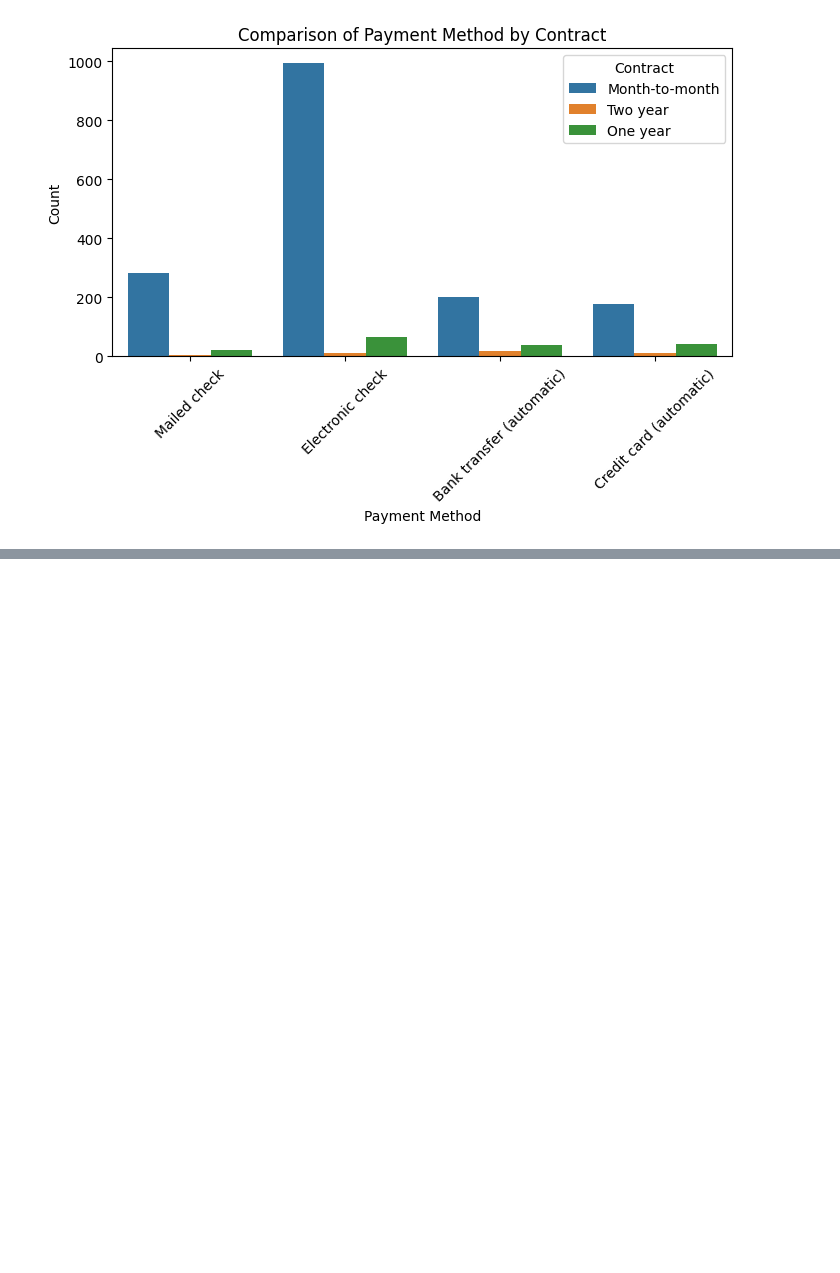
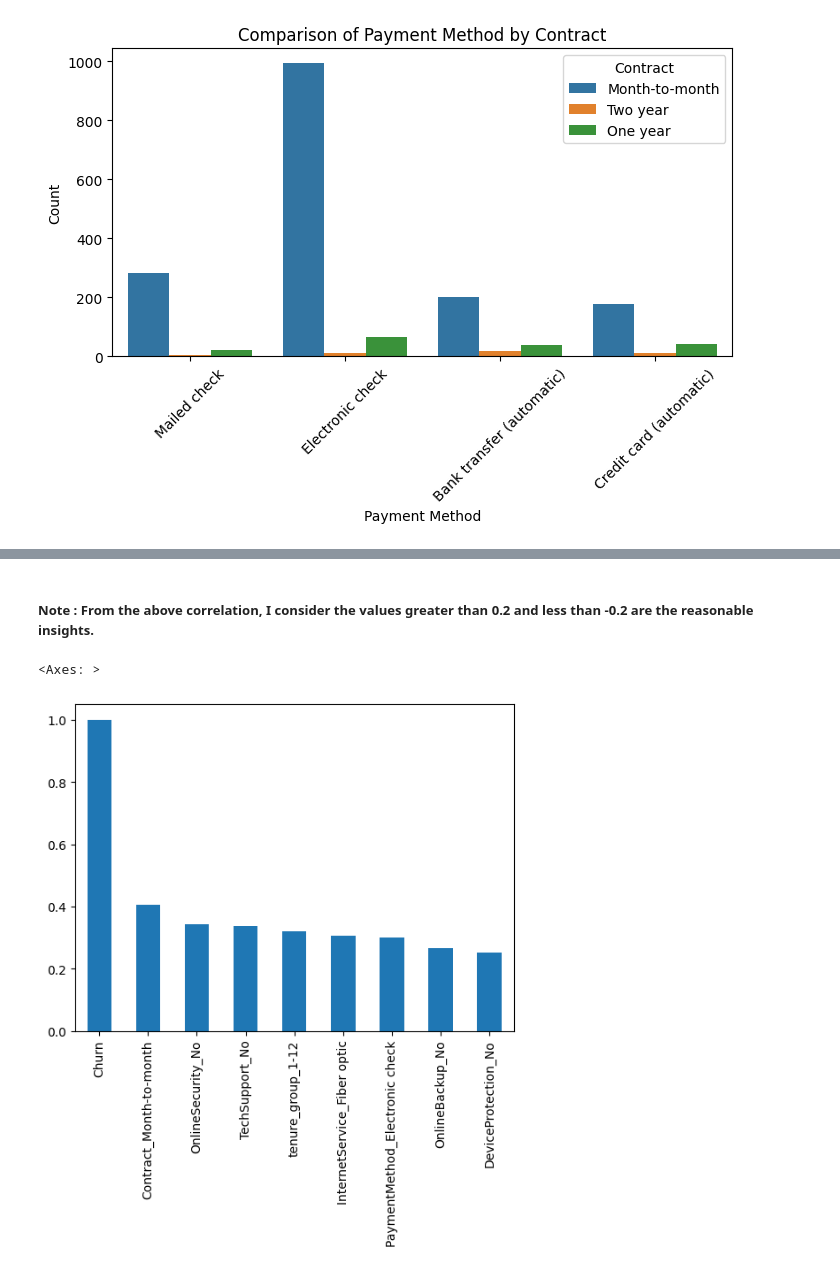
Before and after one commit to SanjayKannan24/ChurnAnalysis-EDA, a Jupyter notebook: Churn Anaysis.ipynb, the cells around one changed output, grey strips where cells are left out. Saved outputs shown, nothing was run; the diff lists cells and outputs as text; code cells hidden in the pictures; blank space fills up the shorter version.

```diff
--- a/Churn Anaysis.ipynb
+++ b/Churn Anaysis.ipynb
@@ -401 +399,7 @@ plt.show()
 ###### 2. Month to Month contract customers using electronic cheque payment method are more likely to churn.
+# %%
+# Let's find the correlation of the dataframe with respect to Churn.
+# First apply one hot encoding to the Churn column in order to prevent the deletion of Churn column while perform One hot encoding.
+
+newDf["Churn"] = newDf["Churn"].replace({"Yes" : 1, "No" : 0})
+newDf.head()
@@ -401,0 +413,5 @@ plt.show()
+# %%
+newDfDummies = pd.get_dummies(newDf)
+plt.figure(figsize=(16,6))
+result = newDfDummies.astype(int).corr()["Churn"].sort_values(ascending=False)
+result
@@ -401,0 +437,7 @@ plt.show()
+# %% [markdown]
+##### **Note :** From the above correlation, I consider the values greater than 0.2 and less than -0.2 are the reasonable insights.
+# %%
+result[(result > 0.2)].plot(kind="bar")
+# %% [output]
+<Axes: >
+[figure, added]
```
Also changed, not shown: parts of 5 cells of this notebook, 11 other files.
